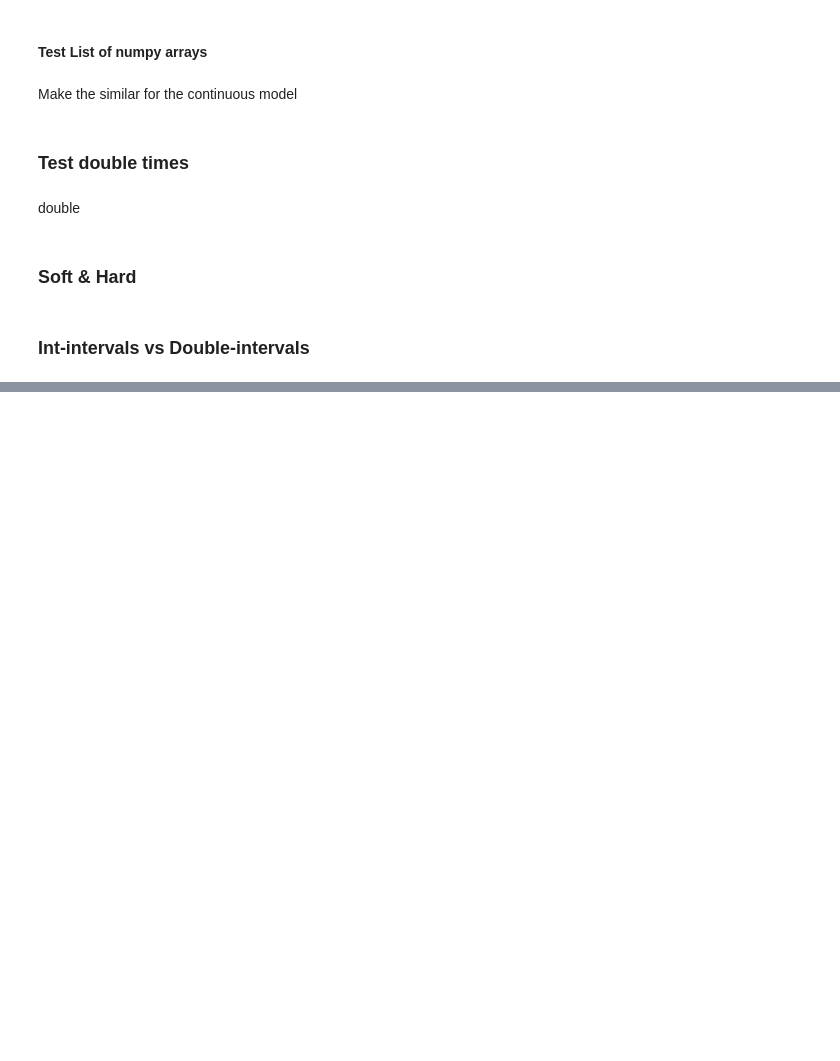
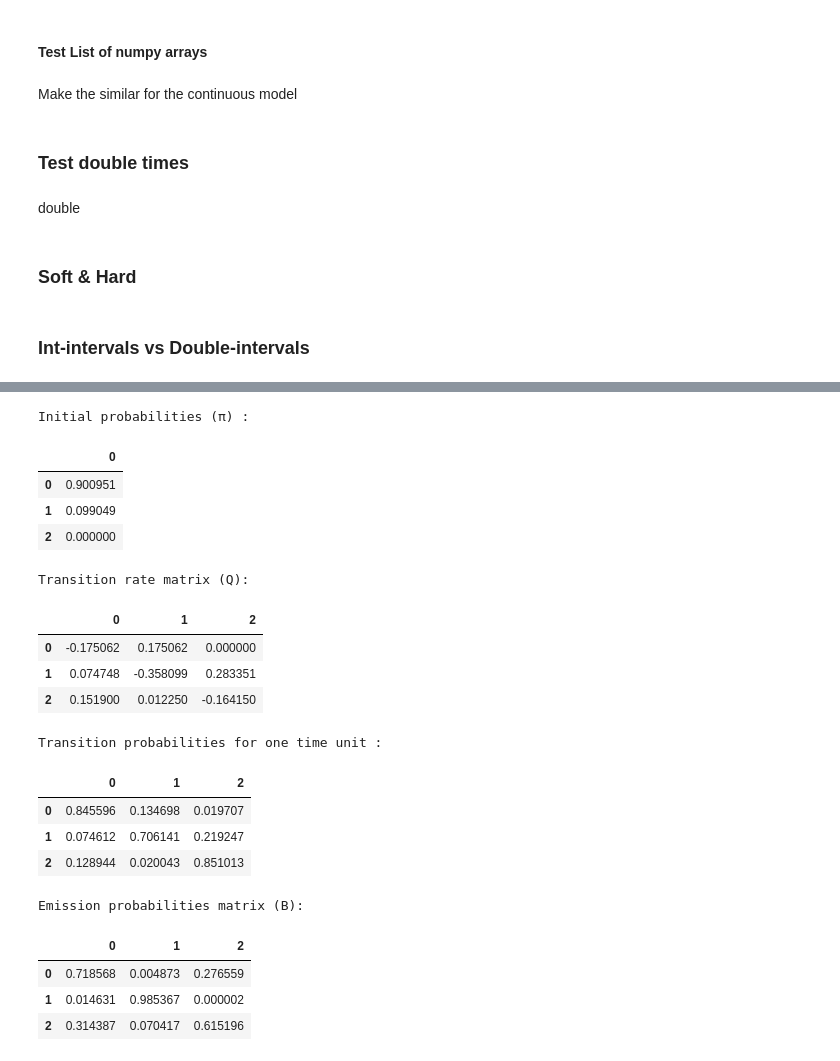
Before and after one commit to lopatovsky/HMMs, a Jupyter notebook: CT-HMM.ipynb, the cells around one changed output, grey strips where cells are left out. Drawn from its saved outputs; the diff is of its cells as text; code cells hidden in the pictures; blank space fills up the shorter version.

Commit message:
Add support for sparse matrix Q

```diff
--- a/CT-HMM.ipynb
+++ b/CT-HMM.ipynb
@@ -860,0 +871,27 @@ chmm_d.q[0,0]
+# %%
+
+
+# Q is the matrix of transition rates from state [row] to state [column].
+Q = np.array( [[-0.375,0.125,0.25],[0.25,-0.5,0.25],[0.25,0.125,-0.375]] )
+# B is the matrix of probabilities that the state [row] will emmit output variable [column].
+B = np.array( [[0.8,0.05,0.15],[0.05,0.9,0.05],[0.2,0.05,0.75]] )
+# Pi is the vector of initial state probabilities.
+Pi = np.array( [0.6,0,0.4] )
+
+# Create CtHMM by given parameters.
+chmm = hmms.CtHMM(Q,B,Pi)
+
+
+t,e = chmm.generate_data( (10,50) )
+
+
+
+# Q is the matrix of transition rates from state [row] to state [column].
+Q = np.array( [[-0.125,0.125,0.0],[0.25,-0.45,0.2],[0.25,0.125,-0.375]] )
+# B is the matrix of probabilities that the state [row] will emmit output variable [column].
+B = np.array( [[0.8,0.05,0.15],[0.05,0.9,0.05],[0.2,0.05,0.75]] )
+# Pi is the vector of initial state probabilities.
+Pi = np.array( [0.6,0.4,0.0] )
+
+# Create CtHMM by given parameters.
+chmm_i = hmms.CtHMM(Q,B,Pi)
@@ -860,0 +918,23 @@ chmm_d.q[0,0]
+# %%
+hmms.print_parameters( chmm_i )
+# %% [output]
+Initial probabilities (π) :
+|  | 0 |
+| 0 | 0.900951 |
+| 1 | 0.099049 |
+| 2 | 0.000000 |
+Transition rate matrix (Q):
+|  | 0 | 1 | 2 |
+| 0 | -0.175062 | 0.175062 | 0.000000 |
+| 1 | 0.074748 | -0.358099 | 0.283351 |
+| 2 | 0.151900 | 0.012250 | -0.164150 |
+Transition probabilities for one time unit :
+|  | 0 | 1 | 2 |
+| 0 | 0.845596 | 0.134698 | 0.019707 |
+| 1 | 0.074612 | 0.706141 | 0.219247 |
+| 2 | 0.128944 | 0.020043 | 0.851013 |
+Emission probabilities matrix (B):
+|  | 0 | 1 | 2 |
+| 0 | 0.718568 | 0.004873 | 0.276559 |
+| 1 | 0.014631 | 0.985367 | 0.000002 |
+| 2 | 0.314387 | 0.070417 | 0.615196 |
```
Also changed, not shown: parts of 4 cells of this notebook, 3 other files.
